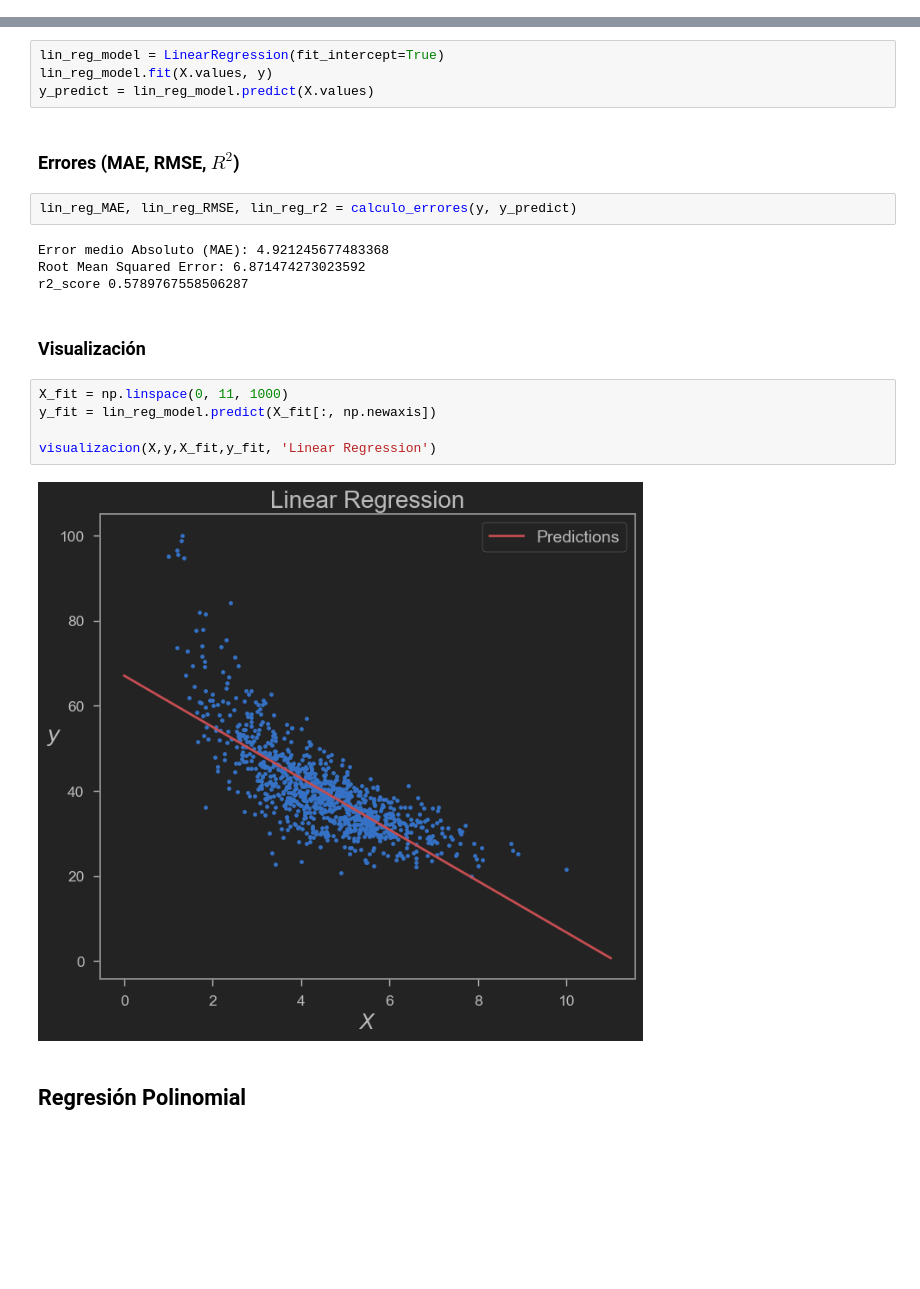
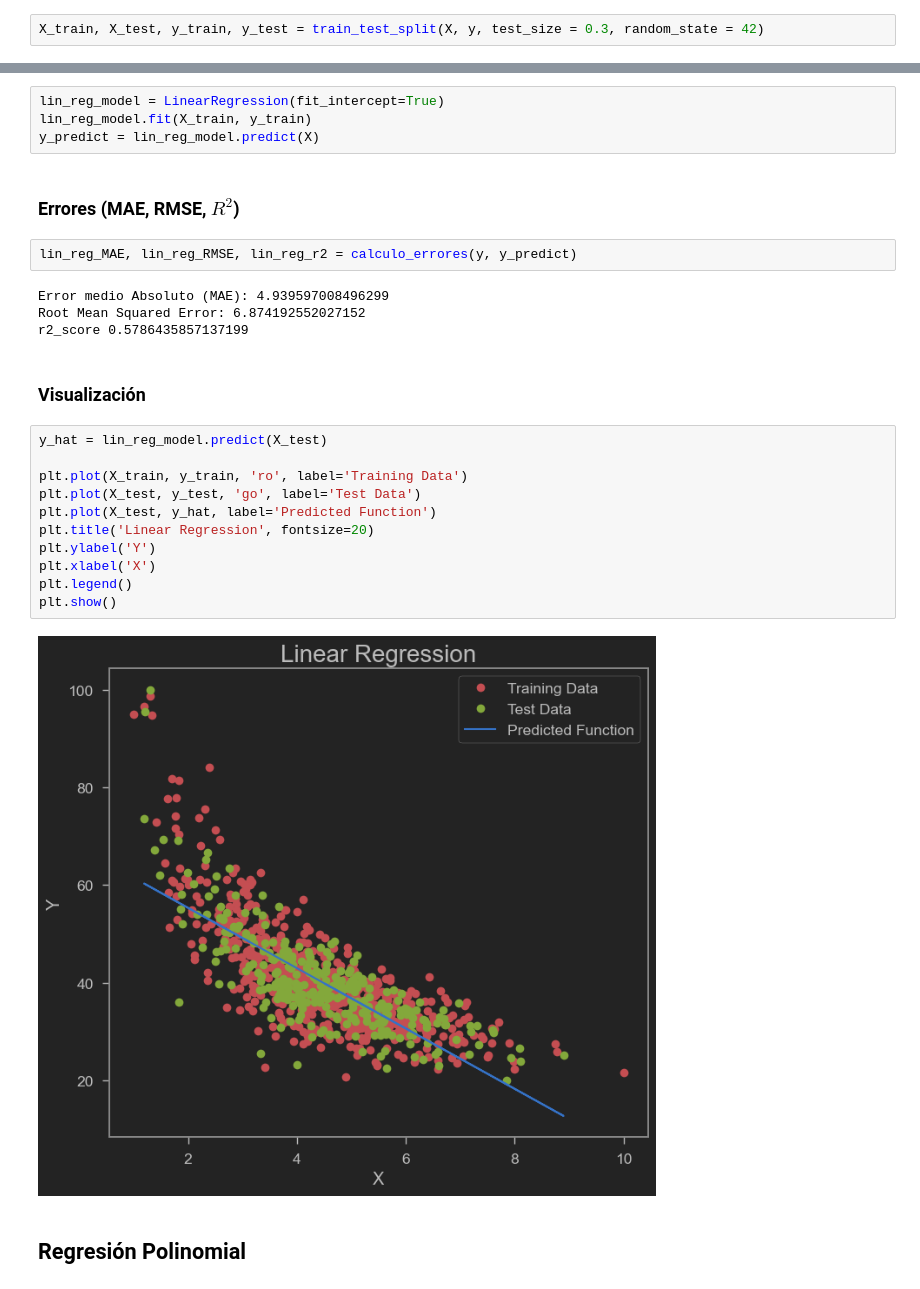
Before and after one commit to PosgradoMNA/actividades-de-aprendizaje-armandoBringas-a01200230, a Jupyter notebook: Activity_week_8/Actividad-7-Regresiones_y_K-means/TecMty_Regresion_lineal_polinomial.ipynb, the cells around one changed output, grey strips where cells are left out. Drawn from its saved outputs; the diff is of its cells as text; blank space fills up the shorter version.

```diff
--- a/Activity_week_8/Actividad-7-Regresiones_y_K-means/TecMty_Regresion_lineal_polinomial.ipynb
+++ b/Activity_week_8/Actividad-7-Regresiones_y_K-means/TecMty_Regresion_lineal_polinomial.ipynb
@@ -311,3 +314,5 @@ plt.plot(X,y,'b.')
+# %%
+X_train, X_test, y_train, y_test = train_test_split(X, y, test_size = 0.3, random_state = 42)
 # %%
 # Función para cálculo de errores MAE, RMSE y R-Squered
 def calculo_errores(y, y_predict):
@@ -344,25 +361,31 @@ def visualizacion(X, y, X_fit, y_fit, title='Regression'):
 ### Modelo
 # %%
 lin_reg_model = LinearRegression(fit_intercept=True)
-lin_reg_model.fit(X.values, y)
-y_predict = lin_reg_model.predict(X.values)
+lin_reg_model.fit(X_train, y_train)
+y_predict = lin_reg_model.predict(X)
 # %% [markdown]
 ### Errores (MAE, RMSE, $R^2$)
 # %%
 lin_reg_MAE, lin_reg_RMSE, lin_reg_r2 = calculo_errores(y, y_predict)
 # %% [output]
-Error medio Absoluto (MAE): 4.921245677483368
-Root Mean Squared Error: 6.871474273023592
-r2_score 0.5789767558506287
+Error medio Absoluto (MAE): 4.939597008496299
+Root Mean Squared Error: 6.874192552027152
+r2_score 0.5786435857137199
 # %% [markdown]
 ### Visualización
-# %%
-X_fit = np.linspace(0, 11, 1000)
-y_fit = lin_reg_model.predict(X_fit[:, np.newaxis])
-
-visualizacion(X,y,X_fit,y_fit, 'Linear Regression')
-# %% [output]
-[figure, removed]
+# %%
+y_hat = lin_reg_model.predict(X_test)
+
+plt.plot(X_train, y_train, 'ro', label='Training Data')
+plt.plot(X_test, y_test, 'go', label='Test Data')
+plt.plot(X_test, y_hat, label='Predicted Function')
+plt.title('Linear Regression', fontsize=20)
+plt.ylabel('Y')
+plt.xlabel('X')
+plt.legend()
+plt.show()
+# %% [output]
+[figure, added]
 # %% [markdown]
 ## Regresión Polinomial
 # %% [markdown]
```
Also changed, not shown: parts of 27 cells of this notebook, 1 other file.
